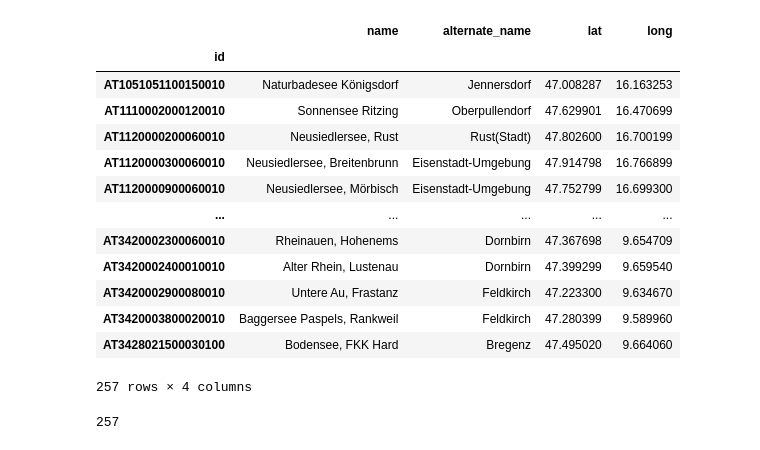
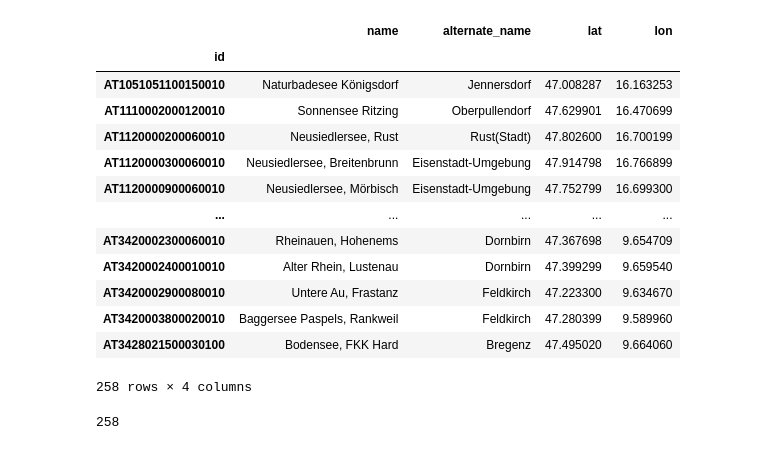
Before and after one commit to leonmelein/EUBathingWaterAPI, a Jupyter notebook: data/austria/A-Badegewaesser.ipynb, the cells around one changed output. Saved outputs shown, nothing was run; the diff lists cells and outputs as text; code cells hidden in the pictures.

```diff
--- a/data/austria/A-Badegewaesser.ipynb
+++ b/data/austria/A-Badegewaesser.ipynb
@@ -40,18 +55,18 @@ df = pd.json_normalize(data)
 # %%
 locations = df[[
     "BADEGEWAESSERID", "BADEGEWAESSERNAME", "BEZIRK", "LATITUDE", "LONGITUDE"
 ]].rename(columns={
     "BADEGEWAESSERID": "id",
     "BADEGEWAESSERNAME": "name",
     "BEZIRK": "alternate_name",
     "LATITUDE": "lat",
-    "LONGITUDE": "long"
+    "LONGITUDE": "lon"
 }).set_index("id")
-locations['lat'], locations['long'] = locations['lat'].astype(
-    'float'), locations['long'].astype('float')
+locations['lat'], locations['lon'] = locations['lat'].astype(
+    'float'), locations['lon'].astype('float')
 locations
 # %% [output]
-|  | name | alternate_name | lat | long |
+|  | name | alternate_name | lat | lon |
 | id |  |  |  |  |
 | AT1051051100150010 | Naturbadesee Königsdorf | Jennersdorf | 47.008287 | 16.163253 |
 | AT1110002000120010 | Sonnensee Ritzing | Oberpullendorf | 47.629901 | 16.470699 |
@@ -64,9 +79,9 @@ locations
 | AT3420002900080010 | Untere Au, Frastanz | Feldkirch | 47.223300 | 9.634670 |
 | AT3420003800020010 | Baggersee Paspels, Rankweil | Feldkirch | 47.280399 | 9.589960 |
 | AT3428021500030100 | Bodensee, FKK Hard | Bregenz | 47.495020 | 9.664060 |
-257 rows × 4 columns
+258 rows × 4 columns
 # %%
 db = sqlite3.connect("../dataset.sqlite3")
 locations.to_sql("locations", db, if_exists="append")
 # %% [output]
-257
+258
```
Also changed, not shown: parts of 2 cells of this notebook, 19 other files.
